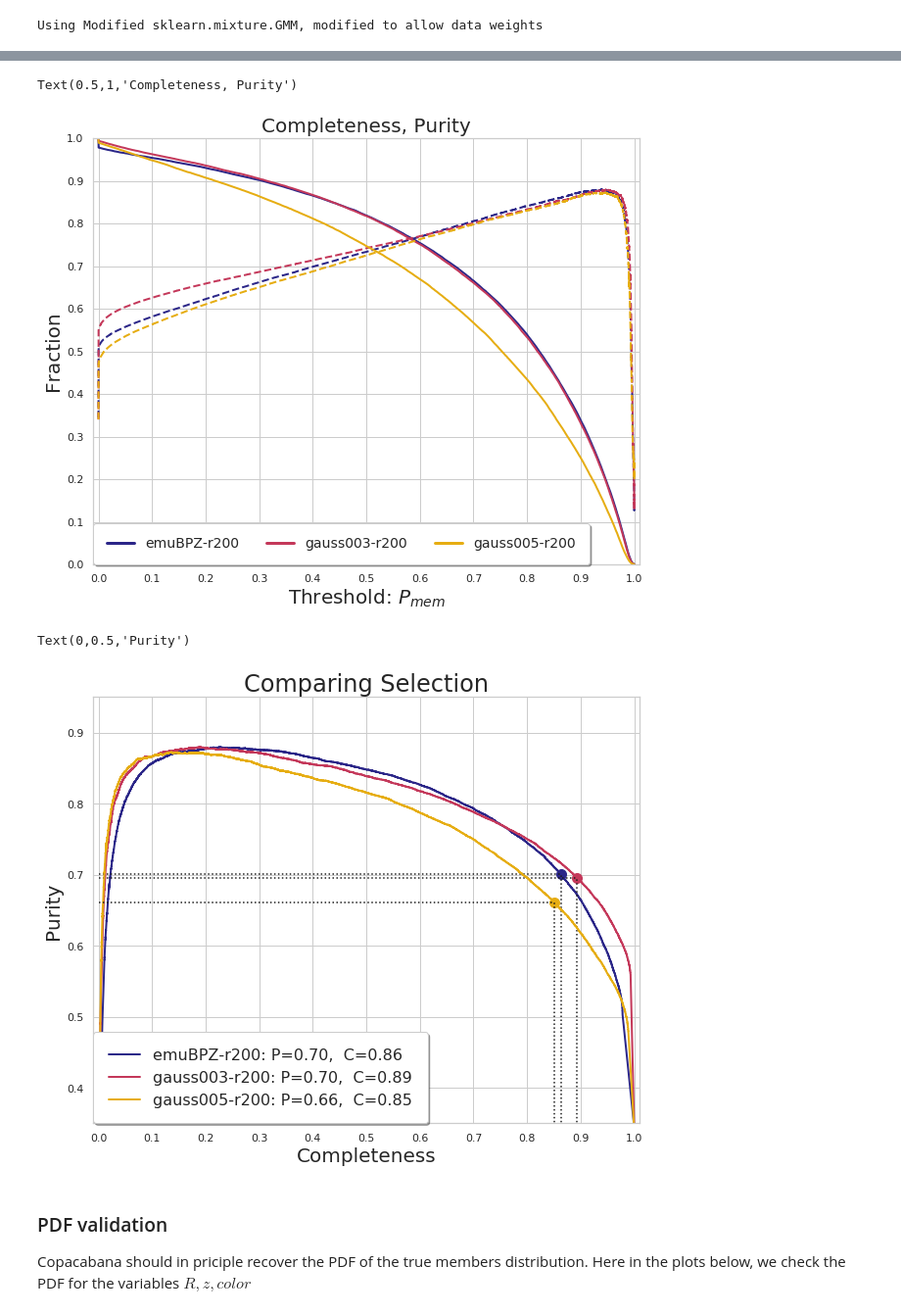
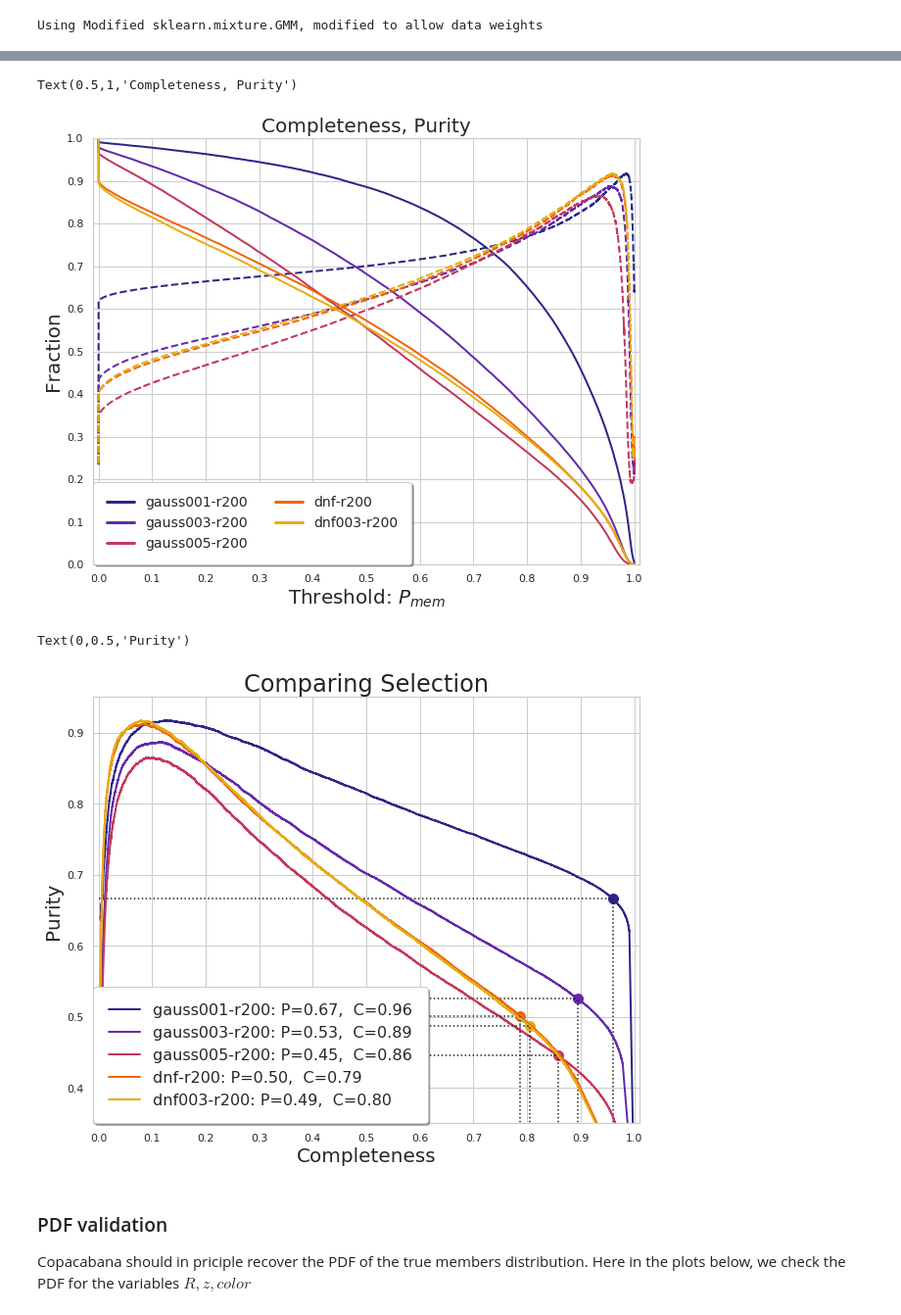
Before and after one commit to estevesjh/ccopa, a Jupyter notebook: notebooks/newGalaxies-multiple-runs.ipynb, the cells around one changed output, grey strips where cells are left out. Shown at 98% size. Saved outputs shown, nothing was run; the diff lists cells and outputs as text; code cells hidden in the pictures.

```diff
--- a/notebooks/newGalaxies-multiple-runs.ipynb
+++ b/notebooks/newGalaxies-multiple-runs.ipynb
@@ -49,6 +43,15 @@ runs=['emuBPZ-r200','gauss003-r200','gauss005-r200']
+# %%
+# runs=['emuBPZ-r200','gauss003-r200','gauss005-r200']
+# runs=['emuBPZ-rhod','gauss003-rhod','gauss005-rhod']
+
+## the run we take a look into is:
+pz_labels = ['gauss001','gauss003','gauss005',None,'dnf_model']
+runs= ['%s-r200'%li for li in pz_labels[:-2]]
+runs+= ['dnf-r200','dnf003-r200']
+#runs= [run1,run2,run3,run4]
 # %%
 x = np.arange(len(runs))
-colors = np.array([sns.color_palette("CMRmap")[::2][xx] for xx in x])
+colors = np.array([sns.color_palette("CMRmap")[::1][xx] for xx in x])
 # %%
-# vm = viewMembershipSelection(cfg='../config_files/config_buzzard_v2.yaml',dataset='buzzard_v2')
-vm = viewMembershipSelection(cfg='../config_files/config_copa_dc2.yaml',dataset='cosmoDC2')
+vm = viewMembershipSelection(cfg='../config_files/config_buzzard_v2.yaml',dataset='buzzard_v2')
+# vm = viewMembershipSelection(cfg='../config_files/config_copa_dc2.yaml',dataset='cosmoDC2')
@@ -65,21 +103,21 @@ for run in runs:
 # %%
 plt.figure(figsize=(10,8))
 
 for color,run in zip(colors,runs):
     plt.axvline(-1.,color=color,label=run,lw=3)
 
-plt.legend(fontsize=14, loc=3, shadow=True, borderaxespad=0.,ncol=len(runs),borderpad=1)
+plt.legend(fontsize=14, loc=3, shadow=True, borderaxespad=0.,ncol=int(len(runs)/2),borderpad=1)
 
 for color,run in zip(colors,runs):
     vm.plot_precision_recall_vs_threshold(run,c1=color)
     #plt.legend()
 
 plt.xlabel(r'Threshold: $P_{mem}$', fontsize=20)
 plt.ylabel('Fraction', fontsize=20)
 plt.title('Completeness, Purity',fontsize=20)
 # %% [output]
 Text(0.5,1,'Completeness, Purity')
-[figure, old version]
+[figure, new version]
 # %%
 plt.figure(figsize=(10, 8))
 
@@ -95,7 +133,7 @@ plt.ylabel('Purity', fontsize=20)
 # plt.title('Completeness, Purity',fontsize=20)
 # %% [output]
 Text(0,0.5,'Purity')
-[figure, old version]
+[figure, new version]
 # %% [markdown]
 ### PDF validation
 
```
Also changed, not shown: parts of 8 cells of this notebook, 42 other files.
